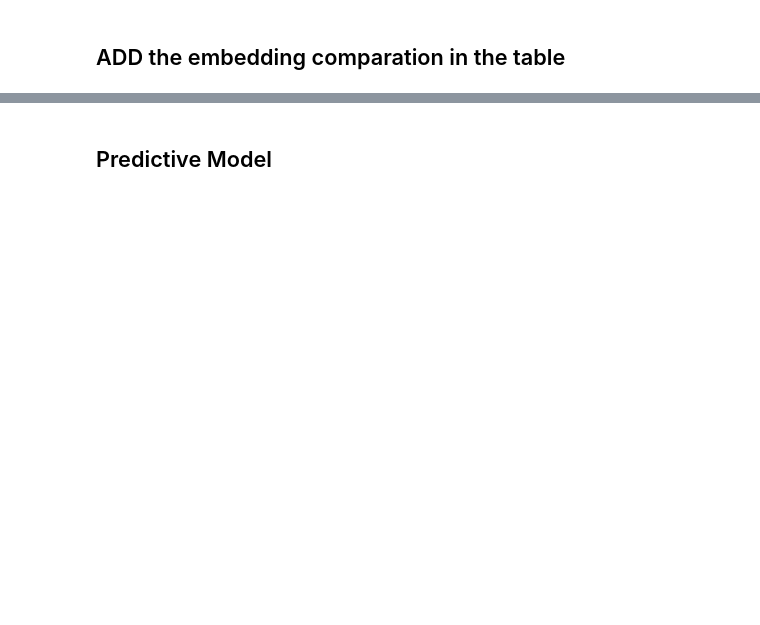
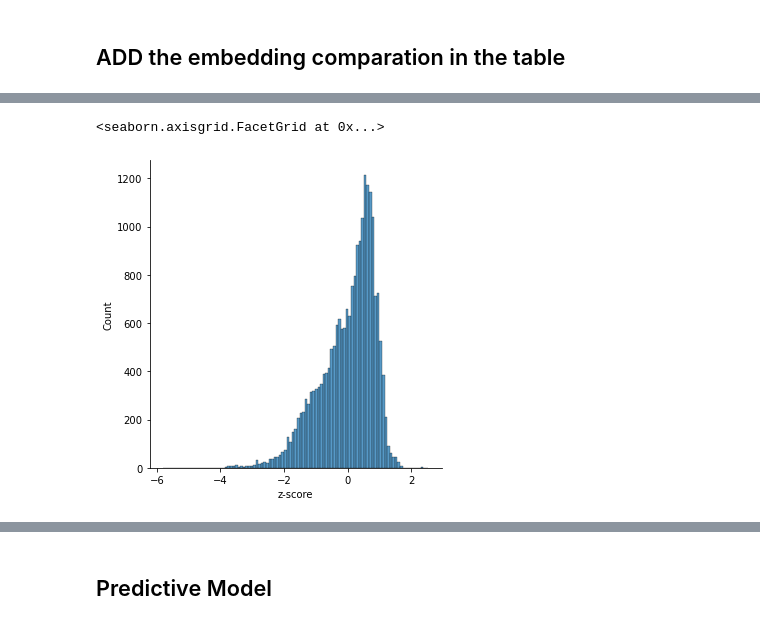
Before and after one commit to hnakashima96/textmining_project, a Jupyter notebook: TM_project.ipynb, the cells around one changed output, grey strips where cells are left out. Drawn from its saved outputs; the diff is of its cells as text; code cells hidden in the pictures; blank space fills up the shorter version.

```diff
--- a/TM_project.ipynb
+++ b/TM_project.ipynb
@@ -347,0 +411,5 @@ df_cp
+# %%
+sns.displot(df_predict, x='z-score')
+# %% [output]
+<seaborn.axisgrid.FacetGrid at 0x...>
+[figure, added]
```
Also changed, not shown: parts of 94 cells of this notebook, 12 other files.
